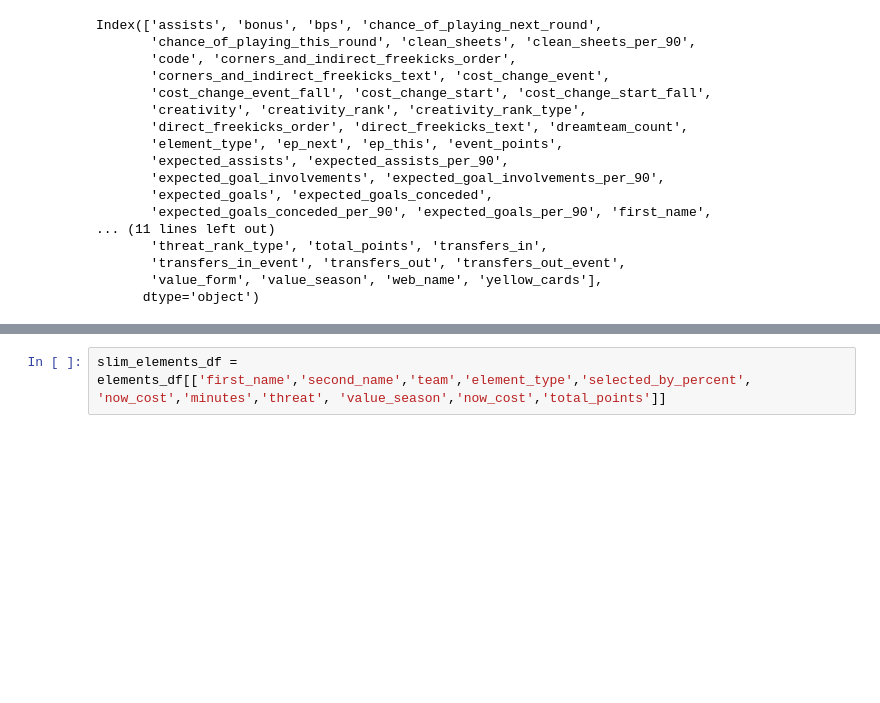
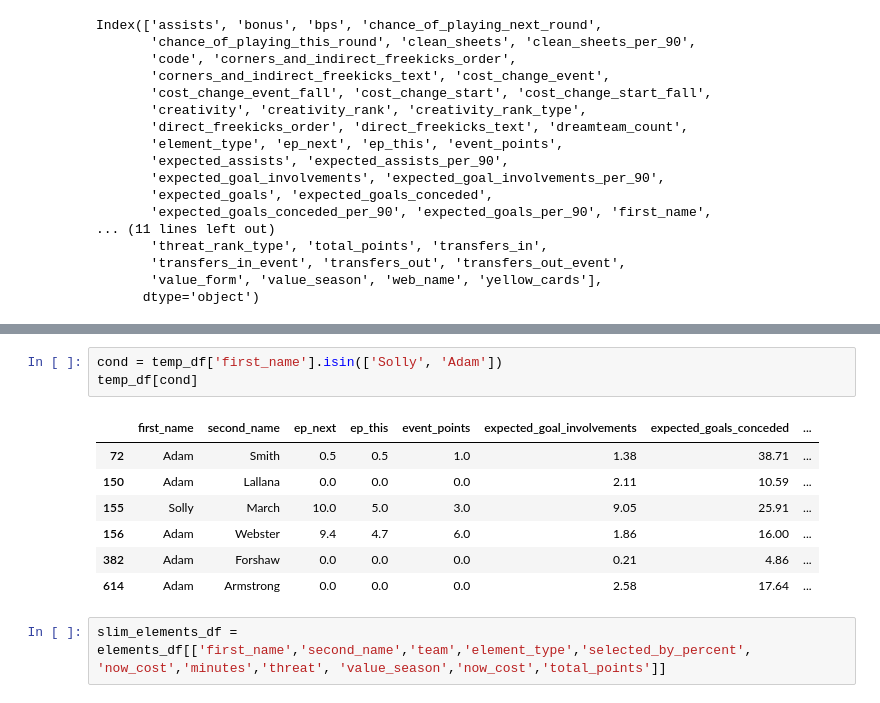
Before and after one commit to Ok3ks/Sports, a Jupyter notebook: fpl/Value_analysis/2022_2023_in_Season.ipynb, the cells around one changed output, grey strips where cells are left out. Cells and saved outputs as stored; diff of their text form; blank space fills up the shorter version.

```diff
--- a/fpl/Value_analysis/2022_2023_in_Season.ipynb
+++ b/fpl/Value_analysis/2022_2023_in_Season.ipynb
@@ -85,3 +95,14 @@ temp_df.sort_values('ep_next', ascending=False). head(10)
+# %%
+cond = temp_df['first_name'].isin(['Solly', 'Adam'])
+temp_df[cond]
+# %% [output]
+|  | first_name | second_name | ep_next | ep_this | event_points | expected_goal_involvements | expected_goals_conceded | ... |
+| 72 | Adam | Smith | 0.5 | 0.5 | 1.0 | 1.38 | 38.71 | ... |
+| 150 | Adam | Lallana | 0.0 | 0.0 | 0.0 | 2.11 | 10.59 | ... |
+| 155 | Solly | March | 10.0 | 5.0 | 3.0 | 9.05 | 25.91 | ... |
+| 156 | Adam | Webster | 9.4 | 4.7 | 6.0 | 1.86 | 16.00 | ... |
+| 382 | Adam | Forshaw | 0.0 | 0.0 | 0.0 | 0.21 | 4.86 | ... |
+| 614 | Adam | Armstrong | 0.0 | 0.0 | 0.0 | 2.58 | 17.64 | ... |
 # %%
 slim_elements_df = elements_df[['first_name','second_name','team','element_type','selected_by_percent', 'now_cost','minutes','threat', 'value_season','now_cost','total_points']]
 # %%
```
Also changed, not shown: parts of 6 cells of this notebook, 4 other files.
